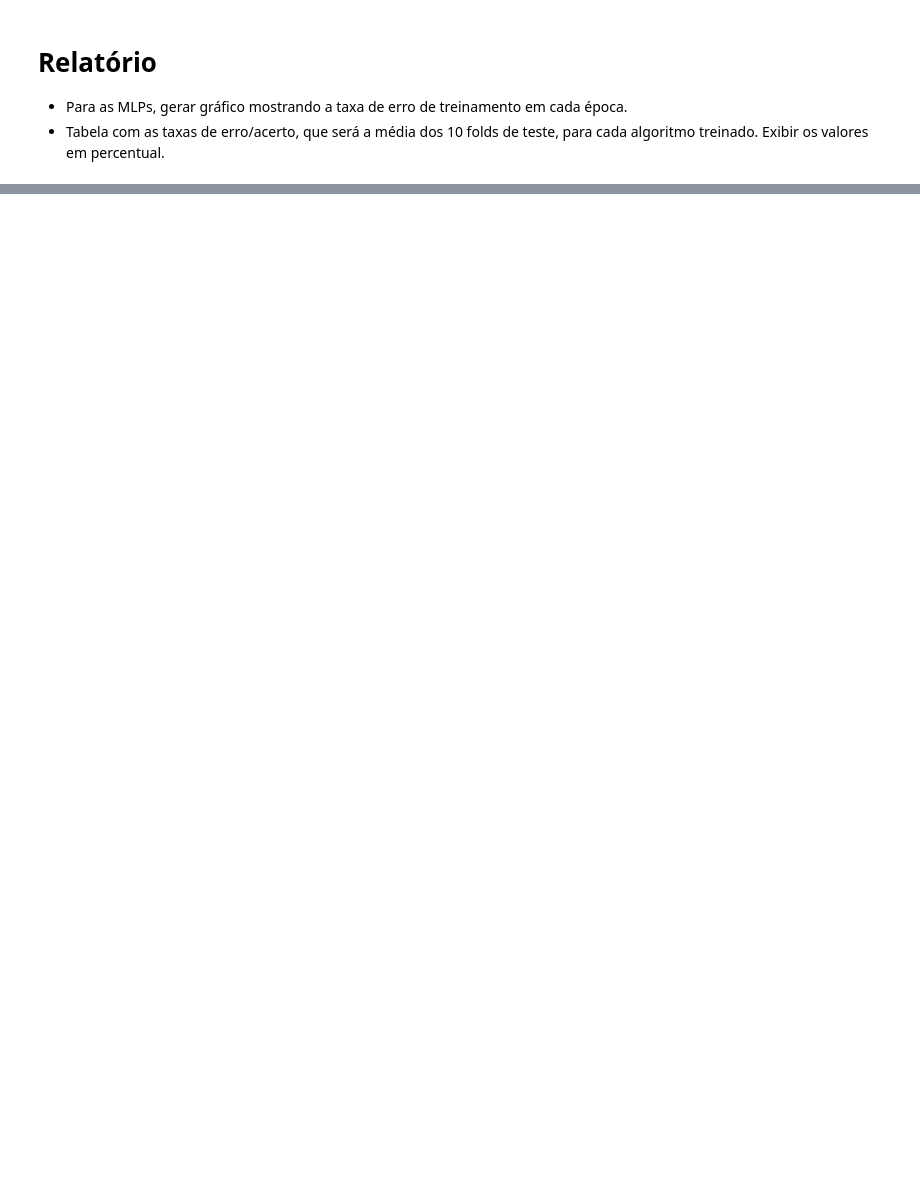
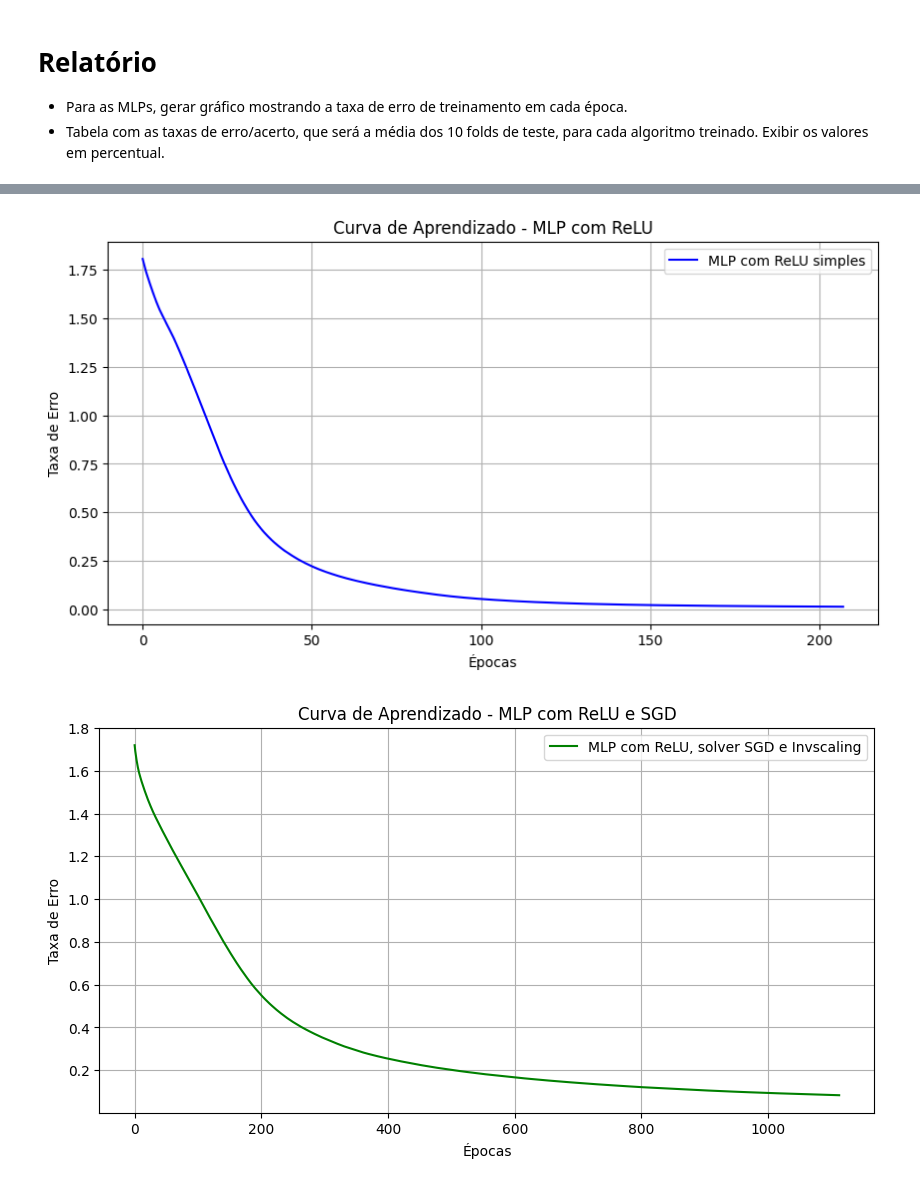
Before and after one commit to HanielPro/SleepHealth-Study-ML, a Jupyter notebook: src/notebook.ipynb, the cells around one changed output, grey strips where cells are left out. Drawn from its saved outputs; the diff is of its cells as text; code cells hidden in the pictures; blank space fills up the shorter version.

```diff
--- a/src/notebook.ipynb
+++ b/src/notebook.ipynb
@@ -721,0 +797,77 @@ plt.show()
+# %%
+#Visualização do relatório do MLP
+import matplotlib.pyplot as plt
+from sklearn.metrics import confusion_matrix, ConfusionMatrixDisplay
+
+xlabel_t="Épocas"
+ylabel_t= "Taxa de Erro"
+relu_s_title="Curva de Aprendizado - MLP com ReLU"
+tanh_s_title="Curva de Aprendizado - MLP com Tanh"
+relu_i_title="Curva de Aprendizado - MLP com ReLU e SGD"
+tanh_i_title="Curva de Aprendizado - MLP com Tanh e SGD"
+
+relu_s_label="MLP com ReLU simples"
+tanh_s_label="MLP com Tanh simples"
+relu_i_label="MLP com ReLU, solver SGD e Invscaling"
+tanh_i_label="MLP com Tanh, solver SGD e Adaptive"
+
+relu_s_color="blue"
+relu_i_color="green"
+tanh_s_color="red"
+tanh_i_color="yellow"
+
+# Curva de aprendizado do MLP com ReLU
+plt.figure(figsize=(10, 5))
+plt.plot(mlp_relu_simple.loss_curve_, label=relu_s_label, color=relu_s_color)  # Access the loss curve for plotting
+plt.xlabel(xlabel_t)
+plt.ylabel(ylabel_t)
+plt.title(relu_s_title)
+plt.grid()
+plt.legend()
+plt.show()
+
+# Curva de aprendizado do MLP com Relu e SGD
+plt.figure(figsize=(10, 5))
+plt.plot(mlp_relu_sgd.loss_curve_, label=relu_i_label, color=relu_i_color)  # Access the loss curve for plotting
+plt.xlabel(xlabel_t)
+plt.ylabel(ylabel_t)
+plt.title(relu_i_title)
+plt.grid()
+plt.legend()
+plt.show()
+
+# Curva de aprendizado do MLP com Tanh
+plt.figure(figsize=(10, 5))
+plt.plot(mlp_tanh_simple.loss_curve_, label=tanh_s_label, color=tanh_s_color)
+plt.xlabel(xlabel_t)
+plt.ylabel(ylabel_t)
+plt.title(tanh_s_title)
+plt.grid()
+plt.legend()
+plt.show()
+
+# Curva de aprendizado do MLP com Tanh e SGD
+plt.figure(figsize=(10, 5))
+plt.plot(mlp_relu_sgd.loss_curve_, label=tanh_i_label, color=tanh_i_color)
+plt.xlabel(xlabel_t)
+plt.ylabel(ylabel_t)
+plt.title(tanh_i_label)
+plt.grid()
+plt.legend()
+plt.show()
+
+# Comparando os dois gráficos
+plt.figure(figsize=(10, 5))
+plt.plot(mlp_relu_simple.loss_curve_, label=relu_s_label, color=relu_s_color)  # Access the loss curve for plotting
+plt.plot(mlp_tanh_simple.loss_curve_, label=tanh_s_label, color=tanh_s_color)  # Access the loss curve for plotting
+plt.plot(mlp_relu_sgd.loss_curve_, label=relu_i_label, color=relu_i_color)  # Access the loss curve for plotting
+plt.plot(mlp_tanh_sgd.loss_curve_, label=tanh_i_label, color=tanh_i_color)  # Access the loss curve for plotting
+plt.xlabel(xlabel_t)
+plt.ylabel(ylabel_t)
+plt.title("Comparativo de Curva de Aprendizado - Relu e Tanh")
+plt.grid()
+plt.legend()
+plt.show()
+# %% [output]
+[figure, added]
+[figure, added]
```
Also changed, not shown: parts of 21 cells of this notebook.
